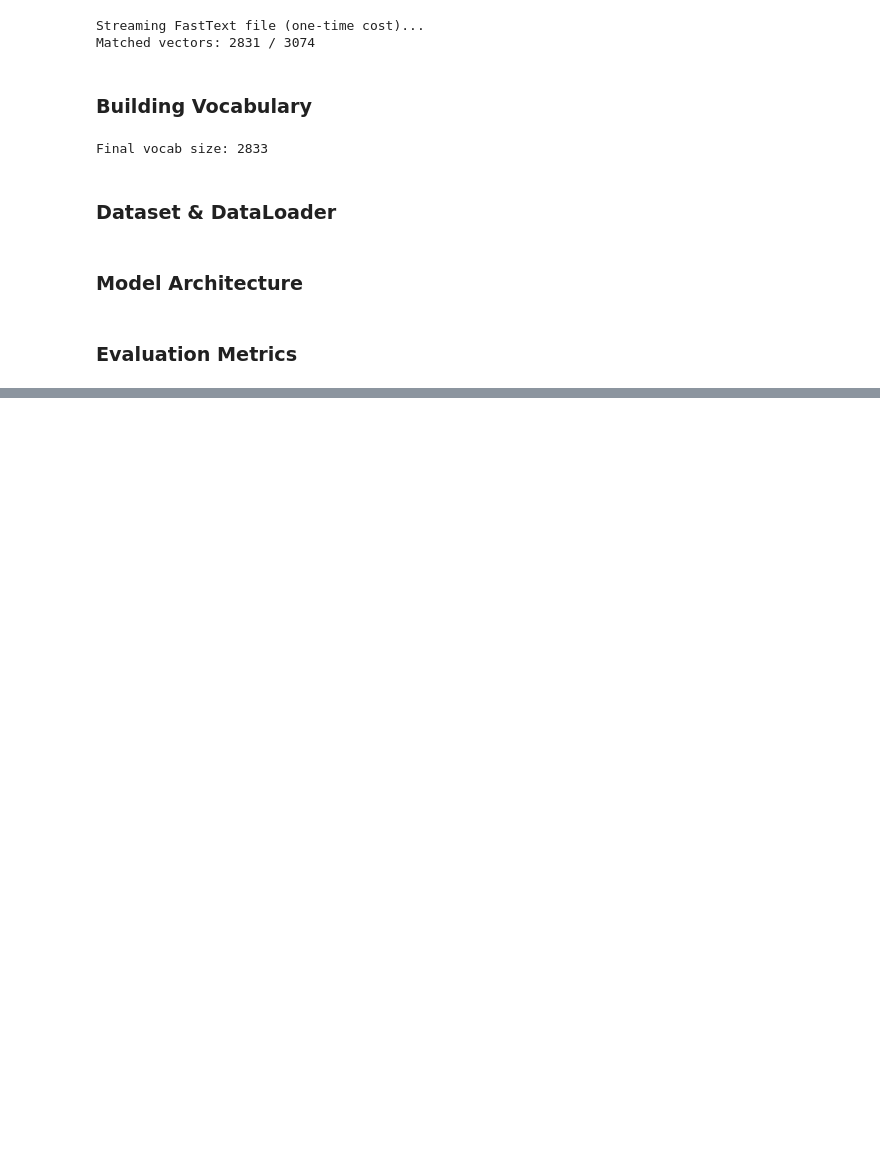
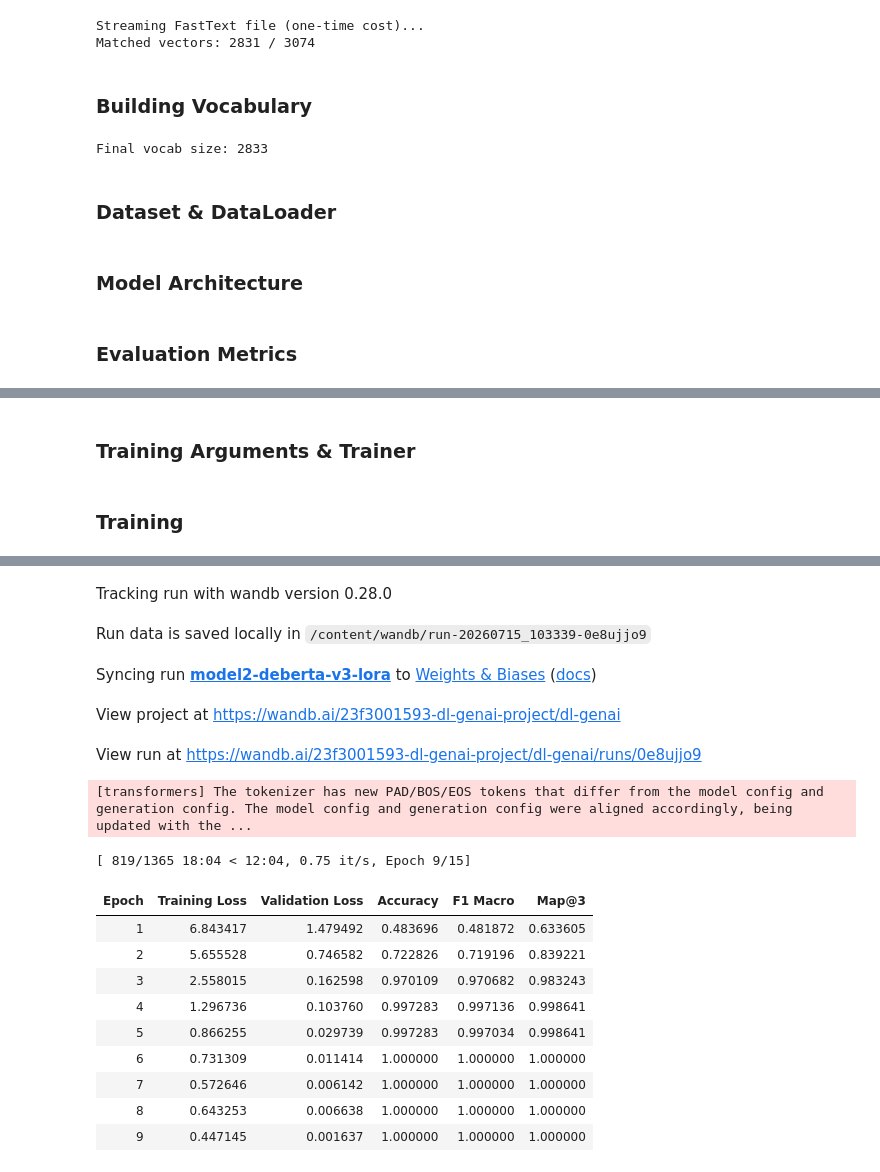
Before and after one commit to 23f3001593/dl-genai-project, a Jupyter notebook: notebooks/main.ipynb, the cells around one changed output, grey strips where cells are left out. Drawn from its saved outputs; the diff is of its cells as text; code cells hidden in the pictures; blank space fills up the shorter version.

Commit message:
Milestone 3: Model 2 - DeBERTa-v3 Fine-Tuned with LoRA

```diff
--- a/notebooks/main.ipynb
+++ b/notebooks/main.ipynb
@@ -593,0 +709,2 @@ Run summary:
+# %%
+tokenizer = AutoTokenizer.from_pretrained(MODEL2_CONFIG["model_name"])
@@ -593,0 +834,22 @@ Run summary:
+# %%
+def map_at_3(logits, labels):
+    top3 = np.argsort(-logits, axis=1)[:, :3]
+    scores = []
+    for pred, true in zip(top3, labels):
+        if true in pred:
+            rank = np.where(pred == true)[0][0]
+            scores.append(1.0 / (rank + 1))
+        else:
+            scores.append(0.0)
+    return float(np.mean(scores))
+
+def compute_metrics(eval_pred):
+    logits, labels = eval_pred
+    preds = np.argmax(logits, axis=1)
+    return {
+        "accuracy": accuracy_score(labels, preds),
+        "f1_macro": f1_score(labels, preds, average="macro"),
+        "map@3": map_at_3(logits, labels)
+    }
+# %% [markdown]
+### Training Arguments & Trainer
@@ -593,0 +886,23 @@ Run summary:
+# %%
+trainer = Trainer(
+    model=model,
+    args=training_args,
+    train_dataset=tokenized_datasets["train"],
+    eval_dataset=tokenized_datasets["validation"],
+    processing_class=tokenizer,
+    data_collator=data_collator,
+    compute_metrics=compute_metrics,
+    callbacks=[EarlyStoppingCallback(early_stopping_patience=MODEL2_CONFIG["early_stopping_patience"])]
+)
+# %% [markdown]
+### Training
+# %%
+wandb.init(
+    project=MODEL2_CONFIG["wandb_project"],
+    entity=MODEL2_CONFIG["wandb_entity"],
+    name=MODEL2_CONFIG["wandb_run_name"],
+    config=MODEL2_CONFIG
+)
+
+train_result = trainer.train()
+# %% [output]
@@ -593,0 +910,17 @@ Run summary:
+Tracking run with wandb version 0.28.0
+Run data is saved locally in /content/wandb/run-20260715_103339-0e8ujjo9
+Syncing run model2-deberta-v3-lora to Weights & Biases (docs)
+View project at https://wandb.ai/23f3001593-dl-genai-project/dl-genai
+View run at https://wandb.ai/23f3001593-dl-genai-project/dl-genai/runs/0e8ujjo9
+[transformers] The tokenizer has new PAD/BOS/EOS tokens that differ from the model config and generation config. The model config and generation config were aligned accordingly, being updated with the ...
+[ 819/1365 18:04 < 12:04, 0.75 it/s, Epoch 9/15]
+| Epoch | Training Loss | Validation Loss | Accuracy | F1 Macro | Map@3 |
+| 1 | 6.843417 | 1.479492 | 0.483696 | 0.481872 | 0.633605 |
+| 2 | 5.655528 | 0.746582 | 0.722826 | 0.719196 | 0.839221 |
+| 3 | 2.558015 | 0.162598 | 0.970109 | 0.970682 | 0.983243 |
+| 4 | 1.296736 | 0.103760 | 0.997283 | 0.997136 | 0.998641 |
+| 5 | 0.866255 | 0.029739 | 0.997283 | 0.997034 | 0.998641 |
+| 6 | 0.731309 | 0.011414 | 1.000000 | 1.000000 | 1.000000 |
+| 7 | 0.572646 | 0.006142 | 1.000000 | 1.000000 | 1.000000 |
+| 8 | 0.643253 | 0.006638 | 1.000000 | 1.000000 | 1.000000 |
+| 9 | 0.447145 | 0.001637 | 1.000000 | 1.000000 | 1.000000 |
```
Also changed, not shown: parts of 29 cells of this notebook, 5 other files.
